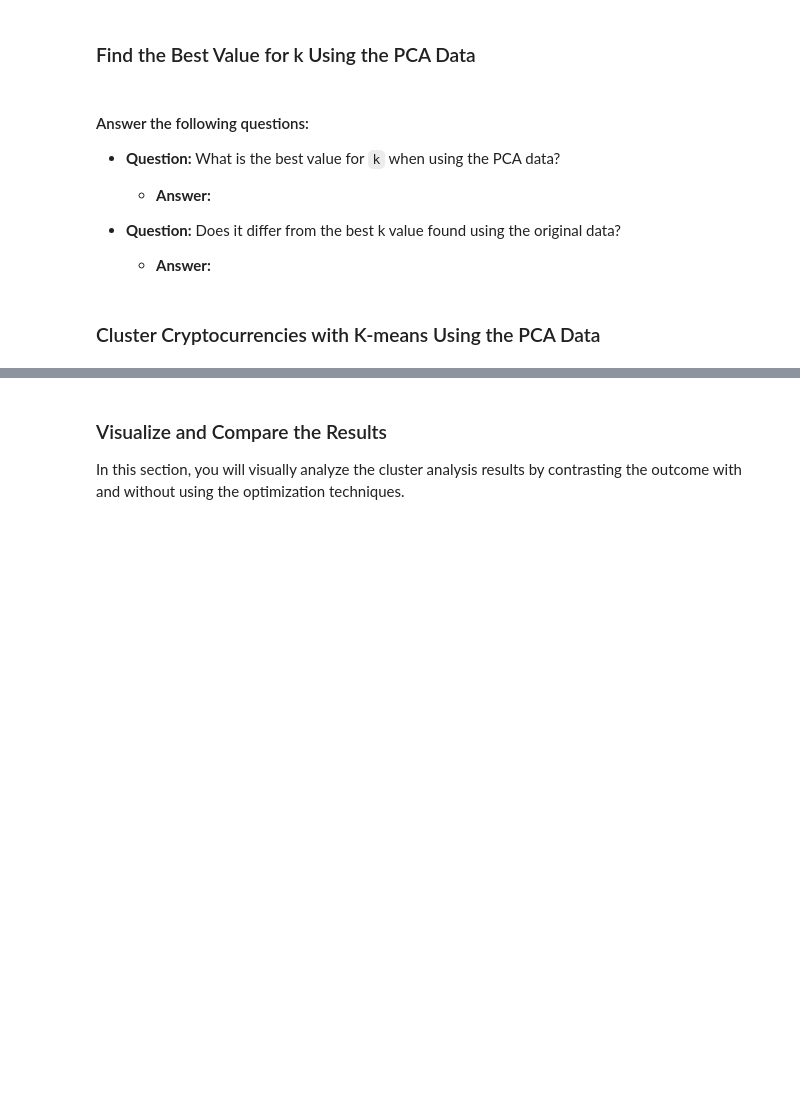
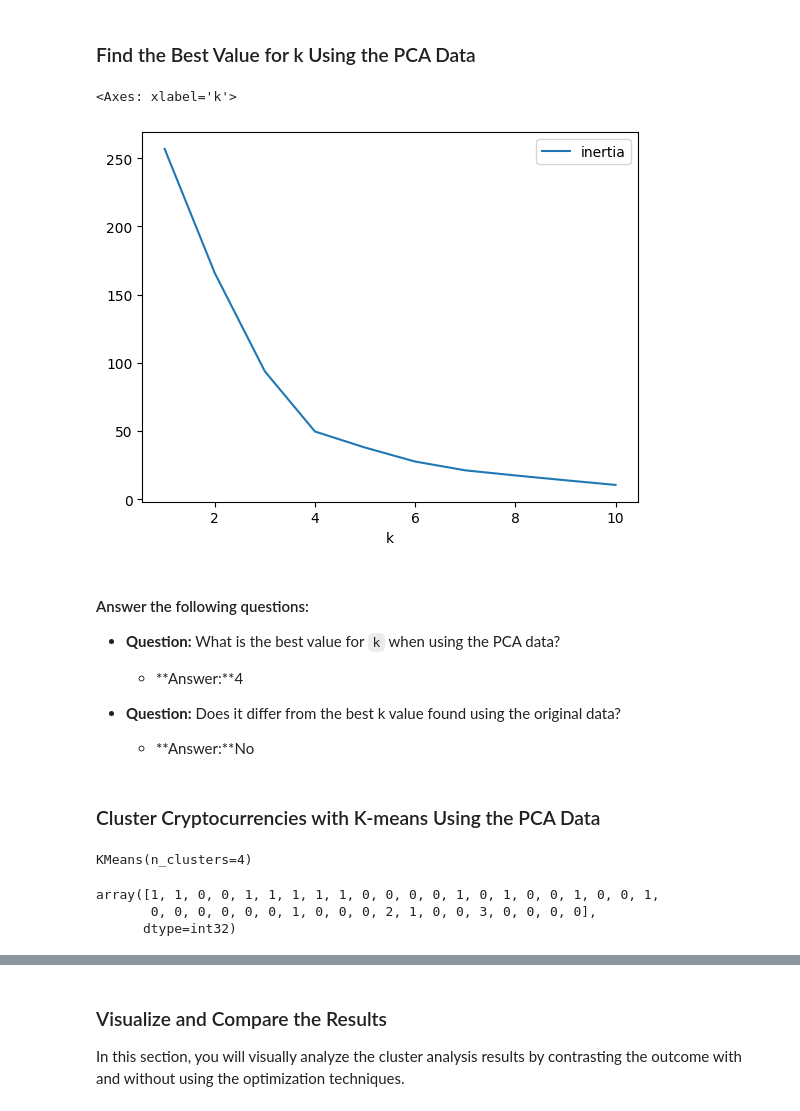
Before and after one commit to kdmorjam/CryptoClustering, a Jupyter notebook: Crypto_Clustering.ipynb, the cells around one changed output, grey strips where cells are left out. Cells and saved outputs as stored; diff of their text form; code cells hidden in the pictures; blank space fills up the shorter version.

```diff
--- a/Crypto_Clustering.ipynb
+++ b/Crypto_Clustering.ipynb
@@ -216,13 +233,13 @@ df_market_scaled_predict.plot.scatter(x="price_change_percentage_24h",
 **Answer:**
 # %%
 # Create a new DataFrame with the PCA data.
-
-# Creating a DataFrame with the PCA data
+pca_df = pd.DataFrame(crypto_pca, columns=['PC1', 'PC2', 'PC3'])
 
 # Copy the crypto names from the original data
-
+pca_df.insert(0,'coin_id',df_market_data.index)
 
 # Set the coinid column as index
-
+pca_df = pca_df.set_index('coin_id')
 
 # Display sample data
+pca_df.sample(10)
@@ -232,33 +262,43 @@ df_market_scaled_predict.plot.scatter(x="price_change_percentage_24h",
 ### Find the Best Value for k Using the PCA Data
 # %%
 # Create a list with the number of k-values from 1 to 11
+k_list = list(range(1, 11))
 # %%
 # Create an empty list to store the inertia values
-
+inertia_list = []
 
 # Create a for loop to compute the inertia with each possible value of k
 # Inside the loop:
 # 1. Create a KMeans model using the loop counter for the n_clusters
 # 2. Fit the model to the data using `df_market_data_pca`
 # 3. Append the model.inertia_ to the inertia list
+for i in k_list:
+    model = KMeans(n_clusters=i)
+    model.fit(pca_df)
+    inertia_list.append(model.inertia_)
 # %%
 # Create a dictionary with the data to plot the Elbow curve
-
+pca_elbow = {"k": k_list, "inertia": inertia_list}
 # Create a DataFrame with the data to plot the Elbow curve
+pca_elbow_df = pd.DataFrame(pca_elbow)
 # %%
 # Plot a line chart with all the inertia values computed with
 # the different values of k to visually identify the optimal value for k.
+pca_elbow_df.plot("k", "inertia")
+# %% [output]
+<Axes: xlabel='k'>
+[figure, added]
 # %% [markdown]
 #### Answer the following questions:
 
 * **Question:** What is the best value for `k` when using the PCA data?
 
-  * **Answer:**
+  * **Answer:**4
 
 
 * **Question:** Does it differ from the best k value found using the original data?
 
-  * **Answer:**
+  * **Answer:**No
 # %% [markdown]
 ### Cluster Cryptocurrencies with K-means Using the PCA Data
 # %%
@@ -266,8 +307,16 @@ df_market_scaled_predict.plot.scatter(x="price_change_percentage_24h",
 # %%
 # Fit the K-Means model using the PCA data
+k4.fit(pca_df)
+# %% [output]
+KMeans(n_clusters=4)
 # %%
 # Predict the clusters to group the cryptocurrencies using the PCA data
-
+k_4 = k4.predict(pca_df)
 # Print the resulting array of cluster values.
+k_4
+# %% [output]
+array([1, 1, 0, 0, 1, 1, 1, 1, 1, 0, 0, 0, 0, 1, 0, 1, 0, 0, 1, 0, 0, 1,
+       0, 0, 0, 0, 0, 0, 1, 0, 0, 0, 2, 1, 0, 0, 3, 0, 0, 0, 0],
+      dtype=int32)
 # %%
 # Create a copy of the DataFrame with the PCA data
```
Also changed, not shown: parts of 15 cells of this notebook.
